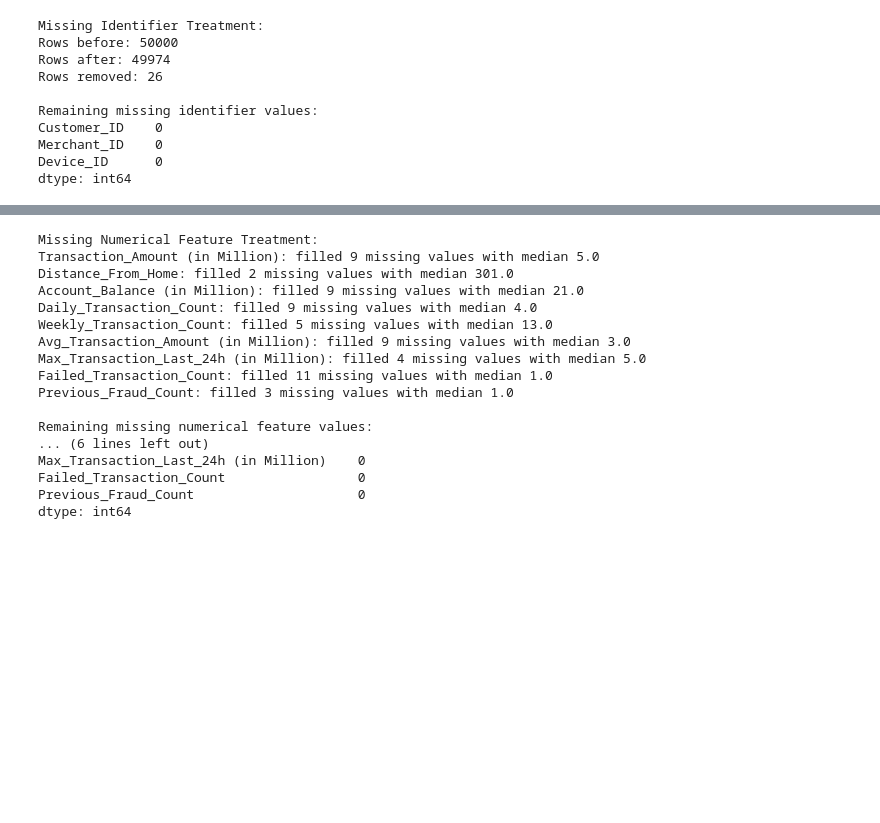
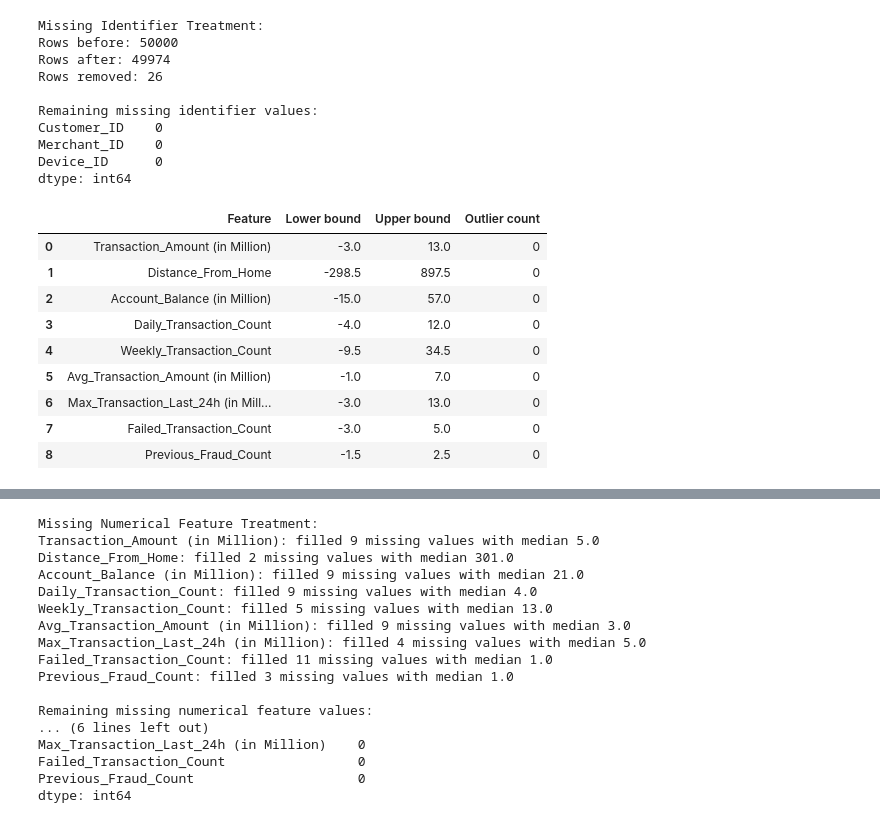
Before and after one commit to kaneviggers/Transaction-fraud-detection, a Jupyter notebook: notebook_phase2.ipynb, the cells around one changed output, grey strips where cells are left out. Saved outputs shown, nothing was run; the diff lists cells and outputs as text; code cells hidden in the pictures; blank space fills up the shorter version.

Commit message:
Added outlier checks and kept a copy before filling missing values

```diff
--- a/notebook_phase2.ipynb
+++ b/notebook_phase2.ipynb
@@ -480,6 +480,9 @@ print(f"Rows removed: {rows_before - rows_after}")
 
 print("\nRemaining missing identifier values:")
 print(processed_df[identifier_columns].isnull().sum())
+
+# Keep data before filling missing values for Task 4
+model_input_df = processed_df.dropna(subset=["Fraud_Label"]).copy()
 # %% [output]
 Missing Identifier Treatment:
 Rows before: 50000
@@ -491,3 +494,51 @@ Customer_ID    0
 Merchant_ID    0
 Device_ID      0
 dtype: int64
+# %%
+# Task 3 - Assess numerical outliers without removing transactions
+numeric_features = [
+    "Transaction_Amount (in Million)",
+    "Distance_From_Home",
+    "Account_Balance (in Million)",
+    "Daily_Transaction_Count",
+    "Weekly_Transaction_Count",
+    "Avg_Transaction_Amount (in Million)",
+    "Max_Transaction_Last_24h (in Million)",
+    "Failed_Transaction_Count",
+    "Previous_Fraud_Count"
+]
+
+outlier_results = []
+
+for column in numeric_features:
+    # Check observed values before missing-value filling
+    values = model_input_df[column].dropna()
+
+    q1 = values.quantile(0.25)
+    q3 = values.quantile(0.75)
+    iqr = q3 - q1
+
+    lower = q1 - 1.5 * iqr
+    upper = q3 + 1.5 * iqr
+
+    outlier_results.append({
+        "Feature": column,
+        "Lower bound": lower,
+        "Upper bound": upper,
+        "Outlier count": int(
+            ((values < lower) | (values > upper)).sum()
+        )
+    })
+
+display(pd.DataFrame(outlier_results))
+# %% [output]
+|  | Feature | Lower bound | Upper bound | Outlier count |
+| 0 | Transaction_Amount (in Million) | -3.0 | 13.0 | 0 |
+| 1 | Distance_From_Home | -298.5 | 897.5 | 0 |
+| 2 | Account_Balance (in Million) | -15.0 | 57.0 | 0 |
+| 3 | Daily_Transaction_Count | -4.0 | 12.0 | 0 |
+| 4 | Weekly_Transaction_Count | -9.5 | 34.5 | 0 |
+| 5 | Avg_Transaction_Amount (in Million) | -1.0 | 7.0 | 0 |
+| 6 | Max_Transaction_Last_24h (in Mill... | -3.0 | 13.0 | 0 |
+| 7 | Failed_Transaction_Count | -3.0 | 5.0 | 0 |
+| 8 | Previous_Fraud_Count | -1.5 | 2.5 | 0 |
```
Also changed, not shown: parts of 1 cell of this notebook.
